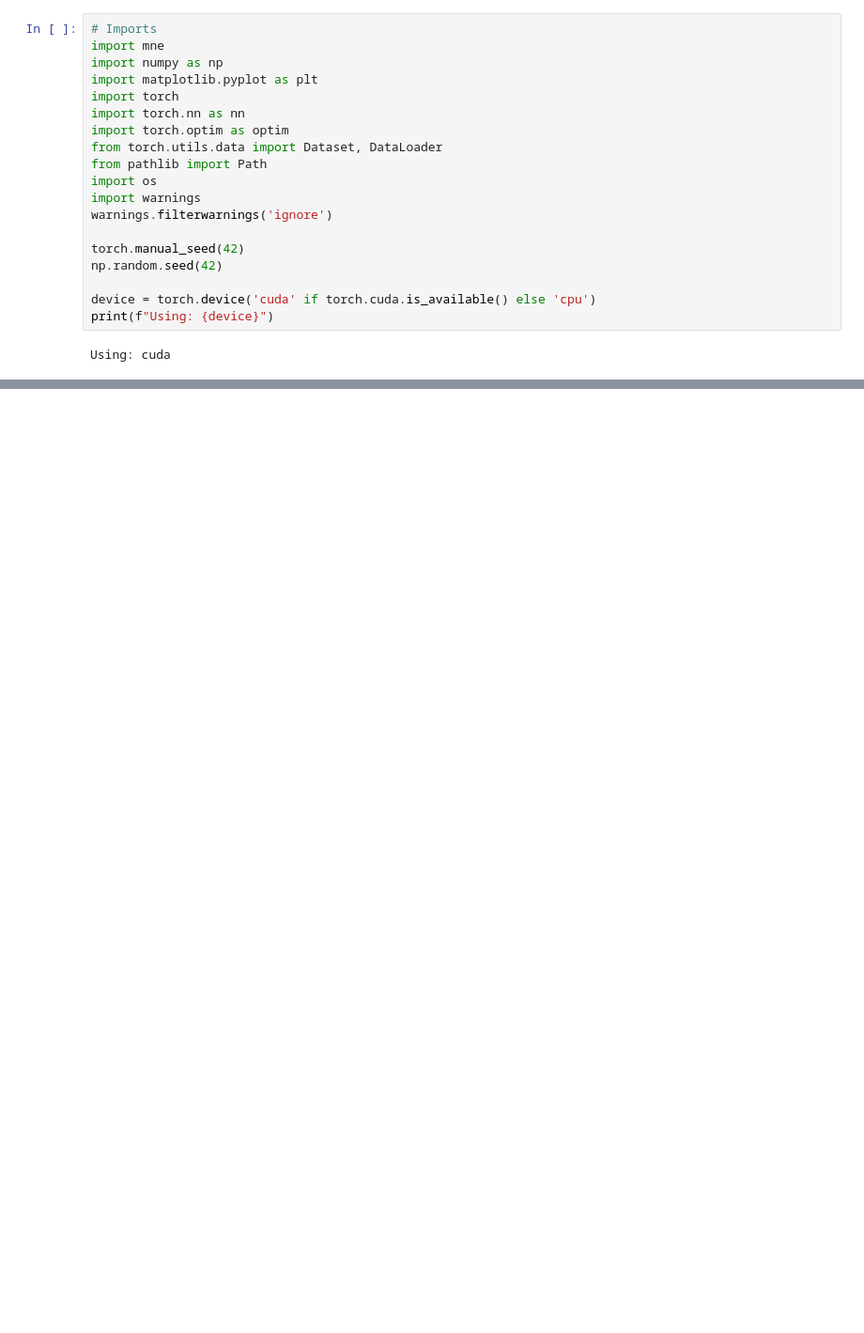
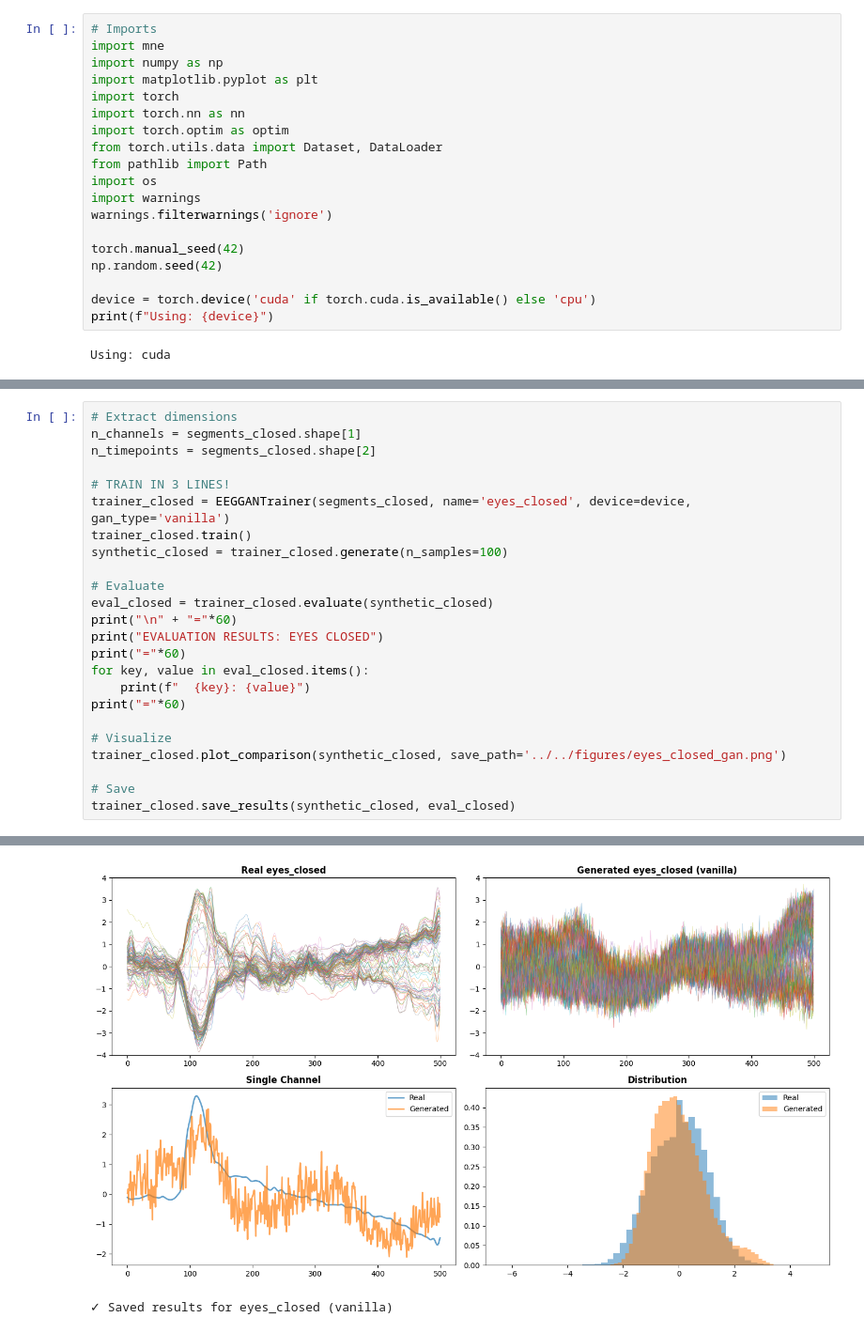
Before and after one commit to josephzhengg/amplab-digtwins, a Jupyter notebook: notebooks/joseph-nb/resting_state_gans.ipynb, the cells around one changed output, grey strips where cells are left out. Shown at 94% size. Saved outputs shown, nothing was run; the diff lists cells and outputs as text; blank space fills up the shorter version.

```diff
--- a/notebooks/joseph-nb/resting_state_gans.ipynb
+++ b/notebooks/joseph-nb/resting_state_gans.ipynb
@@ -467,0 +505,25 @@ Initialized EEGGANTrainer: eyes_open
+# %%
+# Extract dimensions
+n_channels = segments_closed.shape[1]
+n_timepoints = segments_closed.shape[2]
+
+# TRAIN IN 3 LINES!
+trainer_closed = EEGGANTrainer(segments_closed, name='eyes_closed', device=device, gan_type='vanilla')
+trainer_closed.train()
+synthetic_closed = trainer_closed.generate(n_samples=100)
+
+# Evaluate
+eval_closed = trainer_closed.evaluate(synthetic_closed)
+print("\n" + "="*60)
+print("EVALUATION RESULTS: EYES CLOSED")
+print("="*60)
+for key, value in eval_closed.items():
+    print(f"  {key}: {value}")
+print("="*60)
+
+# Visualize
+trainer_closed.plot_comparison(synthetic_closed, save_path='../../figures/eyes_closed_gan.png')
+
+# Save
+trainer_closed.save_results(synthetic_closed, eval_closed)
+# %% [output]
@@ -468,3 +547,5 @@ Initialized EEGGANTrainer: eyes_open
+[figure, added]
+✓ Saved results for eyes_closed (vanilla)
 # %%
 # Side-by-side comparison
 fig, axes = plt.subplots(2, 2, figsize=(14, 8))
```
Also changed, not shown: parts of 6 cells of this notebook, 10 other files.
